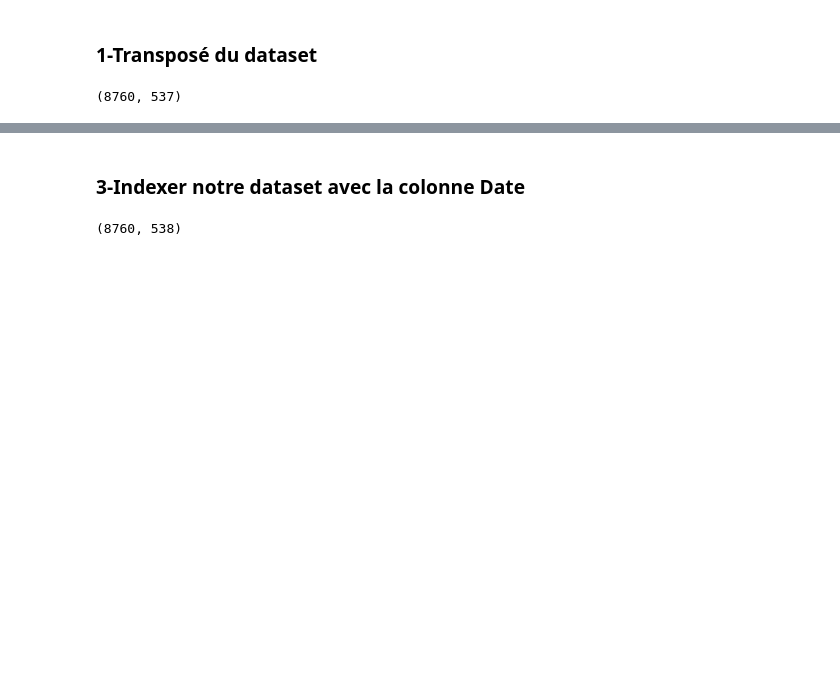
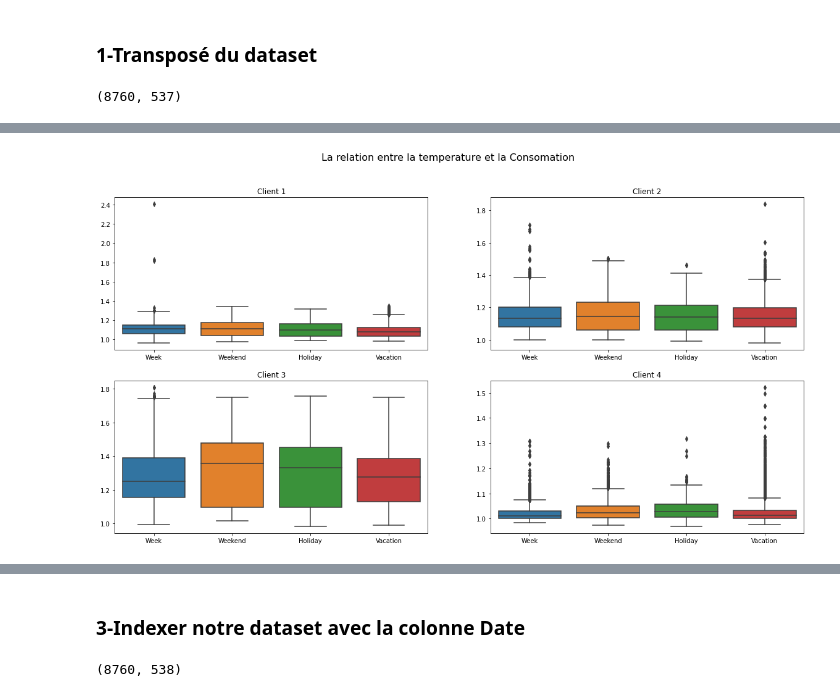
Before and after one commit to forloulhoucine/TER_Analyse-de-donnees-issues-dun-reseau-urbain, a Jupyter notebook: TER.ipynb, the cells around one changed output, grey strips where cells are left out. Saved outputs shown, nothing was run; the diff lists cells and outputs as text; code cells hidden in the pictures; blank space fills up the shorter version.

```diff
--- a/TER.ipynb
+++ b/TER.ipynb
@@ -317,0 +388,29 @@ C_F.shape
+# %%
+Dw=df[df["Week"]==1]
+Dwnd=df[df["Weekend"]==1]
+Dh=df[df["Holiday"]==1]
+Dv=df[df["Vacation"]==1]
+# %%
+c1= pd.concat([Dw[1],Dwnd[1],Dh[1],Dv[1]], axis=1)
+c1.columns = ['Week', 'Weekend',"Holiday","Vacation"]
+c2= pd.concat([Dw[2],Dwnd[2],Dh[2],Dv[2]], axis=1)
+c2.columns = ['Week', 'Weekend',"Holiday","Vacation"]
+c3= pd.concat([Dw[3],Dwnd[3],Dh[3],Dv[3]], axis=1)
+c3.columns = ['Week', 'Weekend',"Holiday","Vacation"]
+c4= pd.concat([Dw[4],Dwnd[4],Dh[4],Dv[4]], axis=1)
+c4.columns = ['Week', 'Weekend',"Holiday","Vacation"]
+
+f, axes = plt.subplots(2, 2)
+f.set_size_inches(20,10)
+f.suptitle("La relation entre la temperature et la Consomation", fontsize=16)
+sb.boxplot(data=c1, ax=axes[0,0])
+axes[0, 0].set_title('Client 1')
+sb.boxplot(data=c2, ax=axes[0,1])
+axes[0, 1].set_title('Client 2')
+sb.boxplot(data=c3, ax=axes[1,0])
+axes[1, 0].set_title('Client 3')
+sb.boxplot(data=c4, ax=axes[1,1])
+axes[1,1].set_title('Client 4')
+plt.show()
+# %% [output]
+[figure, added]
```
Also changed, not shown: parts of 18 cells of this notebook.
